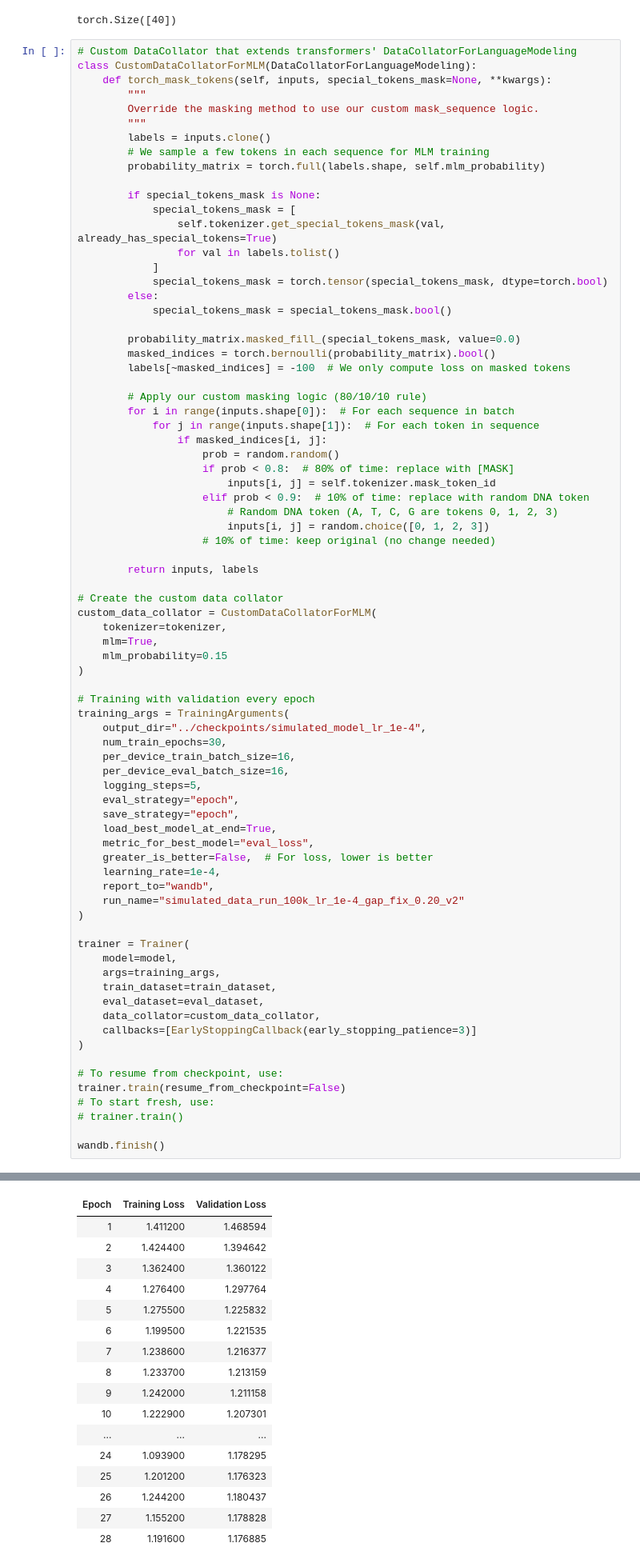
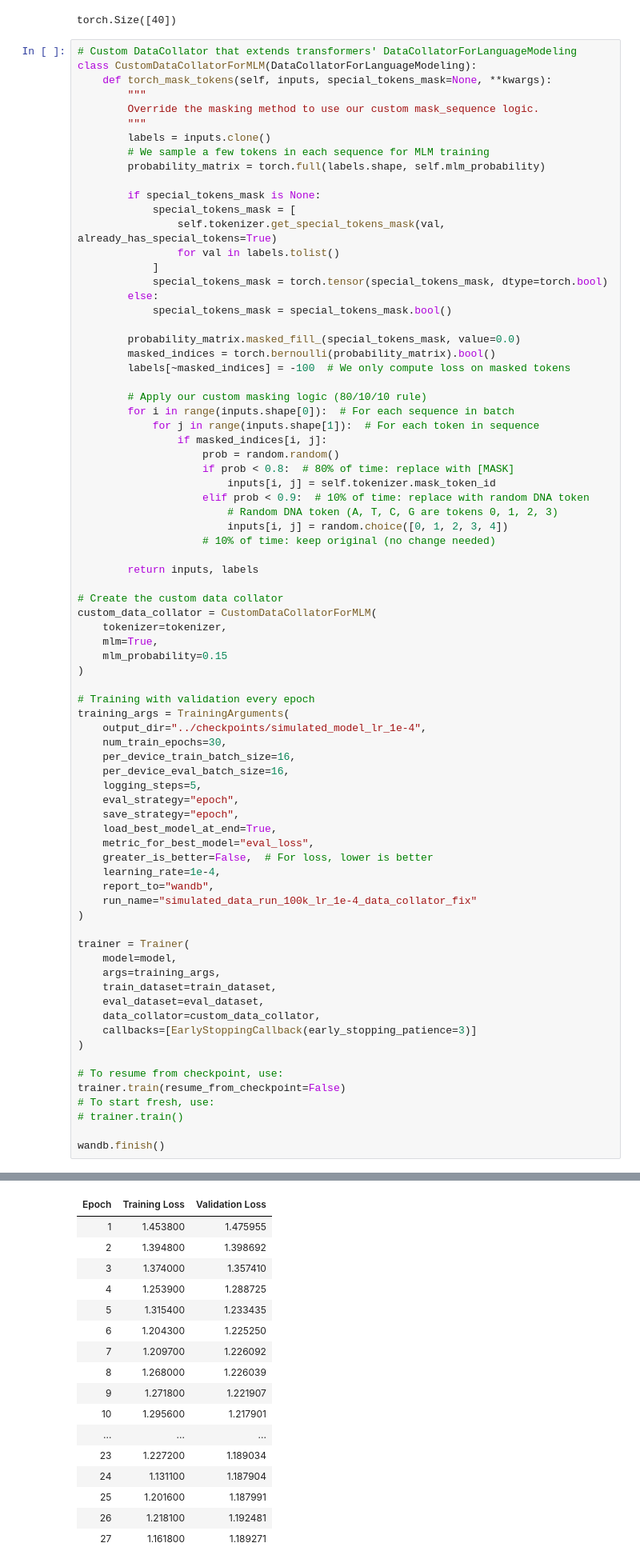
Before and after one commit to LegoCreation/InsDelGLM, a Jupyter notebook: notebooks/simulated_model.ipynb, the cells around one changed output, grey strips where cells are left out. Shown at 80% size. Cells and saved outputs as stored; diff of their text form.

```diff
--- a/notebooks/simulated_model.ipynb
+++ b/notebooks/simulated_model.ipynb
@@ -158,7 +150,7 @@ class CustomDataCollatorForMLM(DataCollatorForLanguageModeling):
                         inputs[i, j] = self.tokenizer.mask_token_id
                     elif prob < 0.9:  # 10% of time: replace with random DNA token
                         # Random DNA token (A, T, C, G are tokens 0, 1, 2, 3)
-                        inputs[i, j] = random.choice([0, 1, 2, 3])
+                        inputs[i, j] = random.choice([0, 1, 2, 3, 4])
                     # 10% of time: keep original (no change needed)
 
         return inputs, labels
@@ -184,7 +176,7 @@ training_args = TrainingArguments(
     greater_is_better=False,  # For loss, lower is better
     learning_rate=1e-4,
     report_to="wandb",
-    run_name="simulated_data_run_100k_lr_1e-4_gap_fix_0.20_v2"
+    run_name="simulated_data_run_100k_lr_1e-4_data_collator_fix"
 )
 
 trainer = Trainer(
@@ -213,20 +205,20 @@ View run at https://wandb.ai/shishir-sunar9-technical-university-of-munich/dna-i
 | Epoch | Training Loss | Validation Loss |
-| 1 | 1.411200 | 1.468594 |
-| 2 | 1.424400 | 1.394642 |
-| 3 | 1.362400 | 1.360122 |
-| 4 | 1.276400 | 1.297764 |
-| 5 | 1.275500 | 1.225832 |
-| 6 | 1.199500 | 1.221535 |
-| 7 | 1.238600 | 1.216377 |
-| 8 | 1.233700 | 1.213159 |
-| 9 | 1.242000 | 1.211158 |
-| 10 | 1.222900 | 1.207301 |
+| 1 | 1.453800 | 1.475955 |
+| 2 | 1.394800 | 1.398692 |
+| 3 | 1.374000 | 1.357410 |
+| 4 | 1.253900 | 1.288725 |
+| 5 | 1.315400 | 1.233435 |
+| 6 | 1.204300 | 1.225250 |
+| 7 | 1.209700 | 1.226092 |
+| 8 | 1.268000 | 1.226039 |
+| 9 | 1.271800 | 1.221907 |
+| 10 | 1.295600 | 1.217901 |
 | ... | ... | ... |
-| 24 | 1.093900 | 1.178295 |
-| 25 | 1.201200 | 1.176323 |
-| 26 | 1.244200 | 1.180437 |
-| 27 | 1.155200 | 1.178828 |
-| 28 | 1.191600 | 1.176885 |
+| 23 | 1.227200 | 1.189034 |
+| 24 | 1.131100 | 1.187904 |
+| 25 | 1.201600 | 1.187991 |
+| 26 | 1.218100 | 1.192481 |
+| 27 | 1.161800 | 1.189271 |
 wandb: ERROR The nbformat package was not found. It is required to save notebook history.
 [interactive output not drawn]
 Run history:
```
Also changed, not shown: parts of 3 cells of this notebook, 2 other files.
